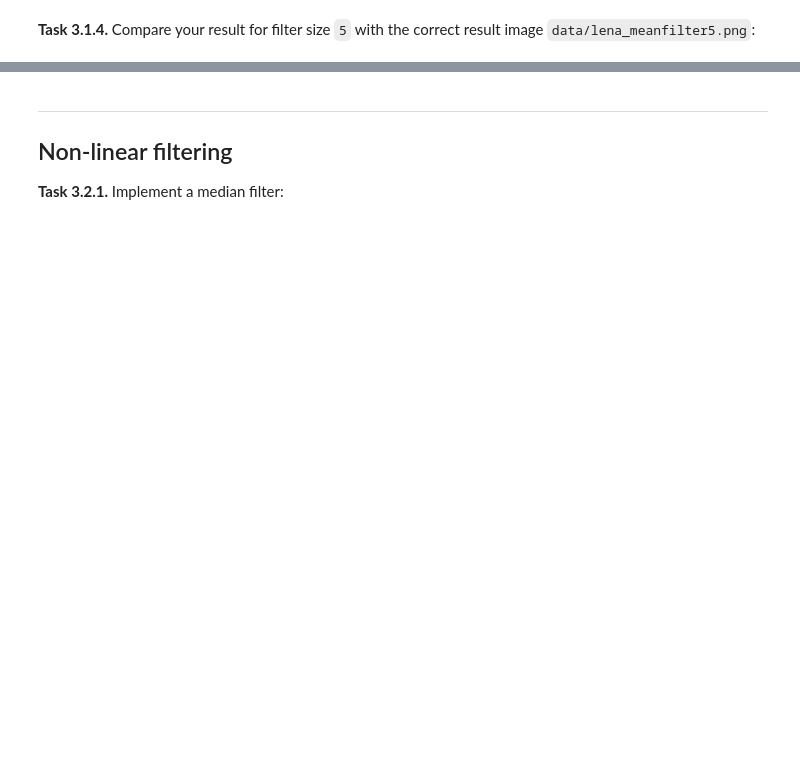
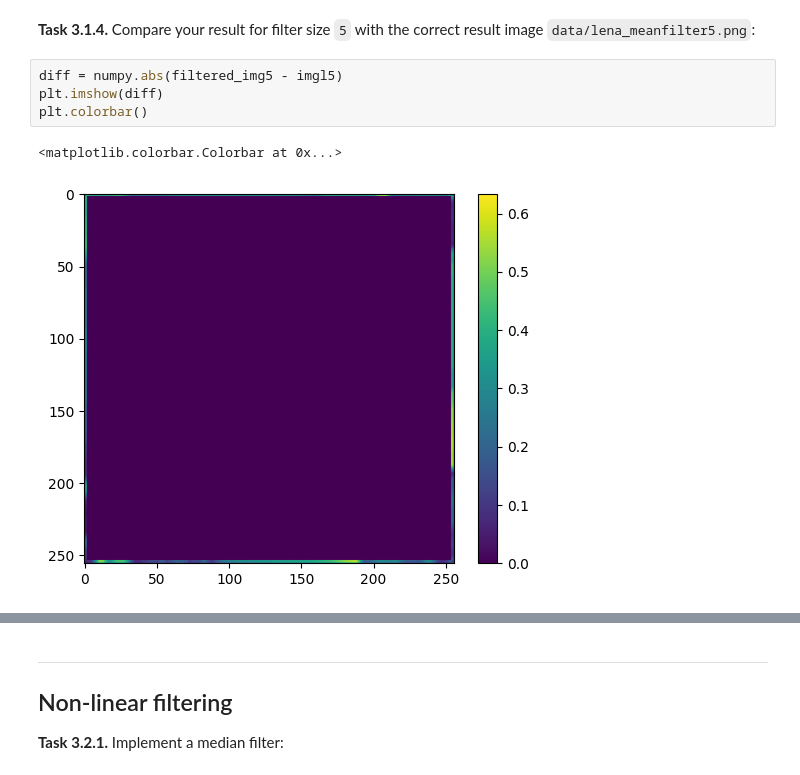
Before and after one commit to PaulaKraemer/mobi-fs3-python, a Jupyter notebook: task3.ipynb, the cells around one changed output, grey strips where cells are left out. Drawn from its saved outputs; the diff is of its cells as text; blank space fills up the shorter version.

```diff
--- a/task3.ipynb
+++ b/task3.ipynb
@@ -34,2 +44,9 @@ def meanfilter(img, size):
 # %% [markdown]
 **<a id="#">Task 3.1.4.</a>** Compare your result for filter size `5` with the correct result image `data/lena_meanfilter5.png`:
+# %%
+diff = numpy.abs(filtered_img5 - imgl5)
+plt.imshow(diff)
+plt.colorbar()
+# %% [output]
+<matplotlib.colorbar.Colorbar at 0x...>
+[figure, added]
```
Also changed, not shown: parts of 9 cells of this notebook.
